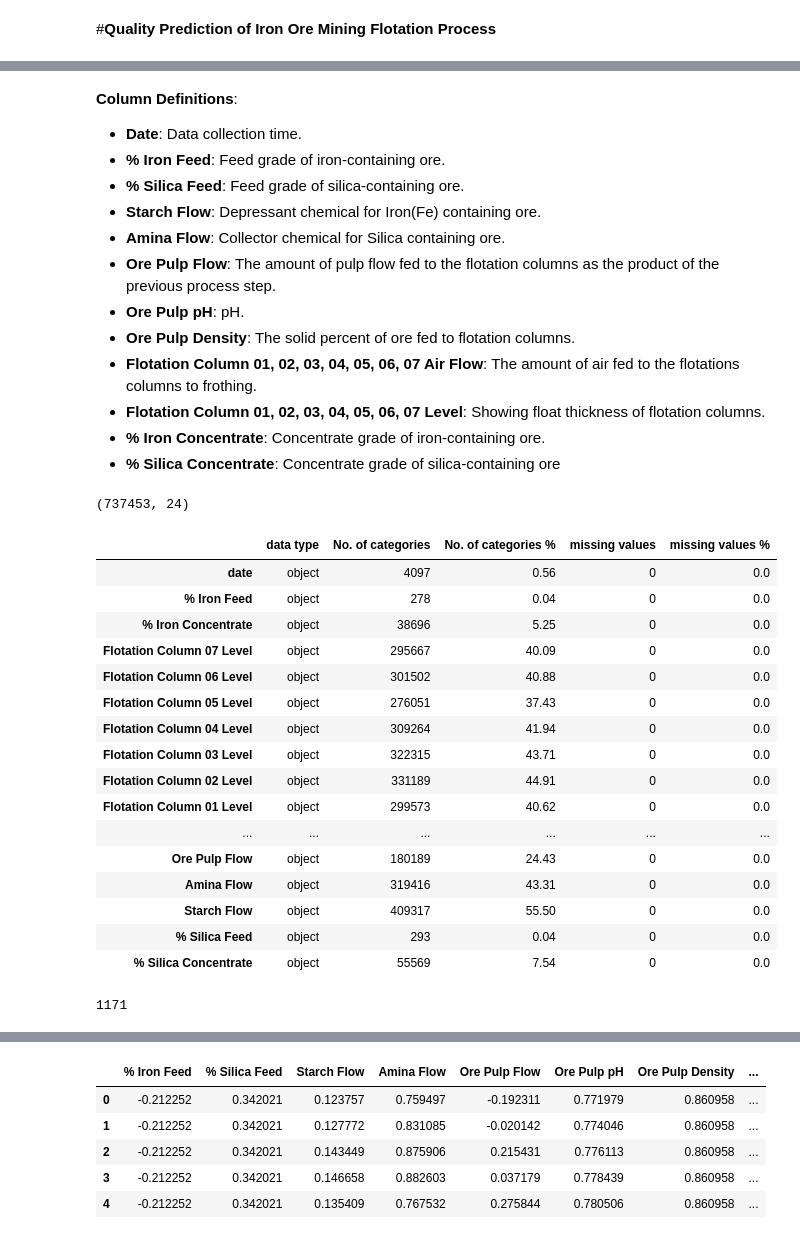
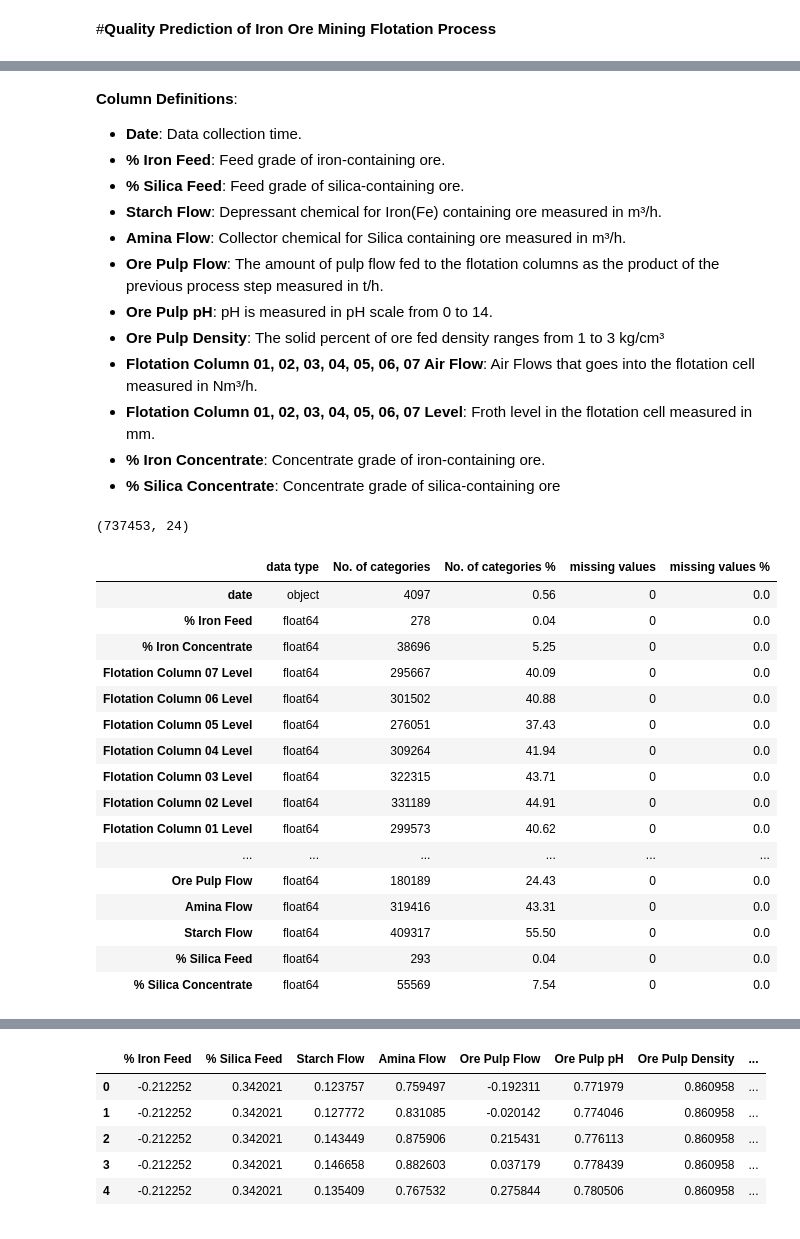
Before and after one commit to ArifAygun/Iron-Ore-Froth-Flotation-Quality-Prediction, a Jupyter notebook: Iron_Ore_Froth_Flotation_Quality_Prediction.ipynb, the cells around one changed output, grey strips where cells are left out. Saved outputs shown, nothing was run; the diff lists cells and outputs as text; code cells hidden in the pictures.

```diff
--- a/Iron_Ore_Froth_Flotation_Quality_Prediction.ipynb
+++ b/Iron_Ore_Froth_Flotation_Quality_Prediction.ipynb
@@ -40,6 +43,6 @@ drive.mount('/content/drive/')
 
 %cd /content/drive/My Drive/Flotation/
 
-df = pd.read_csv("Flotation_Plant.csv")
-df.head()
+raw_data = pd.read_csv('Flotation_Plant.csv', sep= ',', decimal = ',')
+raw_data.head()
 # %% [output]
@@ -78,13 +81,13 @@ memory usage: 135.0+ MB
 - **Date**: Data collection time.
 - **% Iron Feed**: Feed grade of iron-containing ore.
 - **% Silica Feed**: Feed grade of silica-containing ore.
-- **Starch Flow**: Depressant chemical for Iron(Fe) containing ore.
-- **Amina Flow**: Collector chemical for Silica containing ore.
-- **Ore Pulp Flow**: The amount of pulp flow fed to the flotation columns as the product of the previous process step.
-- **Ore Pulp pH**: pH.
-- **Ore Pulp Density**: The solid percent of ore fed to flotation columns.
-- **Flotation Column 01, 02, 03, 04, 05, 06, 07 Air Flow**: The amount of air fed to the flotations columns to frothing.
-- **Flotation Column 01, 02, 03, 04, 05, 06, 07 Level**: Showing float thickness of flotation columns.
+- **Starch Flow**: Depressant chemical for Iron(Fe) containing ore measured in m³/h.
+- **Amina Flow**: Collector chemical for Silica containing ore measured in m³/h.
+- **Ore Pulp Flow**: The amount of pulp flow fed to the flotation columns as the product of the previous process step measured in t/h.
+- **Ore Pulp pH**: pH is measured in pH scale from 0 to 14.
+- **Ore Pulp Density**: The solid percent of ore fed density ranges from 1 to 3 kg/cm³
+- **Flotation Column 01, 02, 03, 04, 05, 06, 07 Air Flow**: Air Flows that goes into the flotation cell measured in Nm³/h.
+- **Flotation Column 01, 02, 03, 04, 05, 06, 07 Level**: Froth level in the flotation cell measured in mm.
 - **% Iron Concentrate**: Concentrate grade of iron-containing ore.
 - **% Silica Concentrate**: Concentrate grade of silica-containing ore
 # %%
@@ -92,40 +95,36 @@ df.shape
 # %% [output]
 (737453, 24)
 # %%
-df_datatype = pd.concat([df.dtypes, df.nunique(),
-                         round(df.nunique()*100/len(df), 2),
-                         df.isnull().sum(),
-                         round(df.isnull().sum()*100/len(df),2)],
+df_datatype = pd.concat([raw_data.dtypes, raw_data.nunique(),
+                         round(raw_data.nunique()*100/len(raw_data), 2),
+                         raw_data.isnull().sum(),
+                         round(raw_data.isnull().sum()*100/len(raw_data),2)],
                         axis=1)
 
 df_datatype.columns = ['data type',
                        'No. of categories',
                        'No. of categories %',
                        'missing values',
                        'missing values %']
 
 df_datatype.sort_values(by='missing values %',
                         ascending=False, inplace=True)
 df_datatype
 # %% [output]
 |  | data type | No. of categories | No. of categories % | missing values | missing values % |
 | date | object | 4097 | 0.56 | 0 | 0.0 |
-| % Iron Feed | object | 278 | 0.04 | 0 | 0.0 |
-| % Iron Concentrate | object | 38696 | 5.25 | 0 | 0.0 |
-| Flotation Column 07 Level | object | 295667 | 40.09 | 0 | 0.0 |
-| Flotation Column 06 Level | object | 301502 | 40.88 | 0 | 0.0 |
-| Flotation Column 05 Level | object | 276051 | 37.43 | 0 | 0.0 |
-| Flotation Column 04 Level | object | 309264 | 41.94 | 0 | 0.0 |
-| Flotation Column 03 Level | object | 322315 | 43.71 | 0 | 0.0 |
-| Flotation Column 02 Level | object | 331189 | 44.91 | 0 | 0.0 |
-| Flotation Column 01 Level | object | 299573 | 40.62 | 0 | 0.0 |
+| % Iron Feed | float64 | 278 | 0.04 | 0 | 0.0 |
+| % Iron Concentrate | float64 | 38696 | 5.25 | 0 | 0.0 |
+| Flotation Column 07 Level | float64 | 295667 | 40.09 | 0 | 0.0 |
+| Flotation Column 06 Level | float64 | 301502 | 40.88 | 0 | 0.0 |
+| Flotation Column 05 Level | float64 | 276051 | 37.43 | 0 | 0.0 |
+| Flotation Column 04 Level | float64 | 309264 | 41.94 | 0 | 0.0 |
+| Flotation Column 03 Level | float64 | 322315 | 43.71 | 0 | 0.0 |
+| Flotation Column 02 Level | float64 | 331189 | 44.91 | 0 | 0.0 |
+| Flotation Column 01 Level | float64 | 299573 | 40.62 | 0 | 0.0 |
 | ... | ... | ... | ... | ... | ... |
-| Ore Pulp Flow | object | 180189 | 24.43 | 0 | 0.0 |
-| Amina Flow | object | 319416 | 43.31 | 0 | 0.0 |
-| Starch Flow | object | 409317 | 55.50 | 0 | 0.0 |
-| % Silica Feed | object | 293 | 0.04 | 0 | 0.0 |
-| % Silica Concentrate | object | 55569 | 7.54 | 0 | 0.0 |
+| Ore Pulp Flow | float64 | 180189 | 24.43 | 0 | 0.0 |
+| Amina Flow | float64 | 319416 | 43.31 | 0 | 0.0 |
+| Starch Flow | float64 | 409317 | 55.50 | 0 | 0.0 |
+| % Silica Feed | float64 | 293 | 0.04 | 0 | 0.0 |
+| % Silica Concentrate | float64 | 55569 | 7.54 | 0 | 0.0 |
-# %%
-df.duplicated().sum()
-# %% [output]
-1171
```
Also changed, not shown: parts of 23 cells of this notebook.
